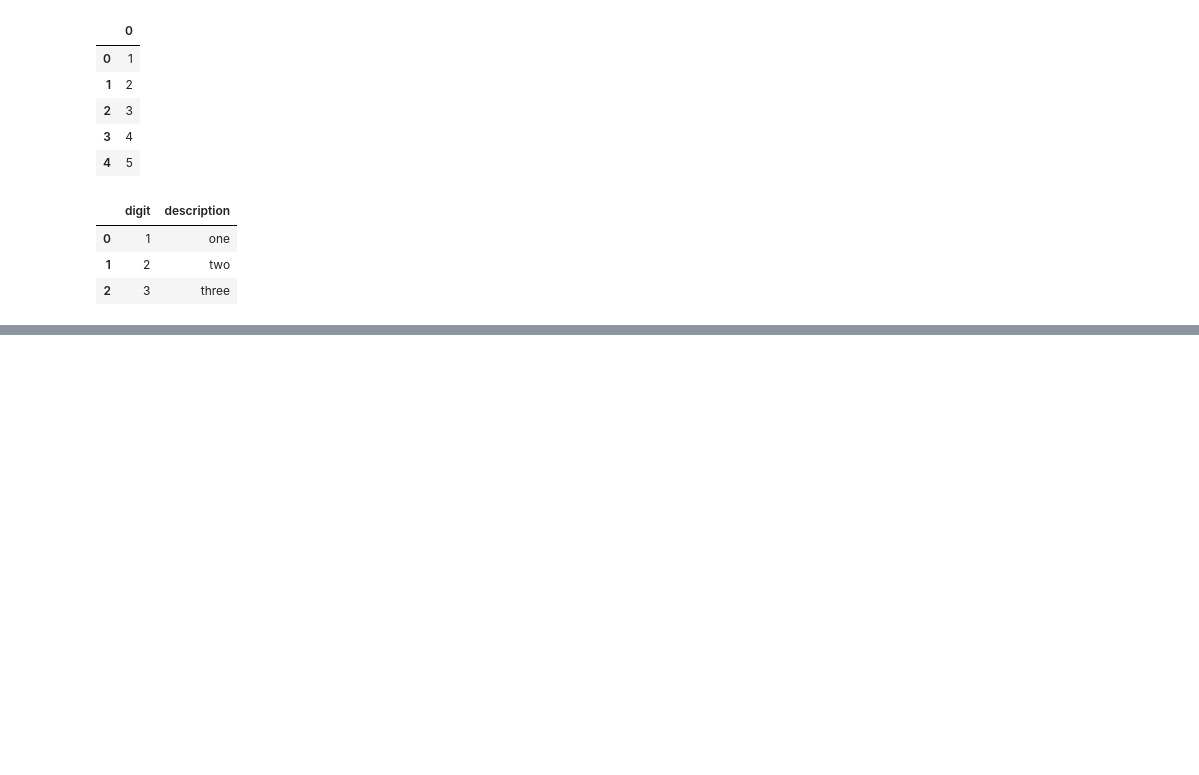
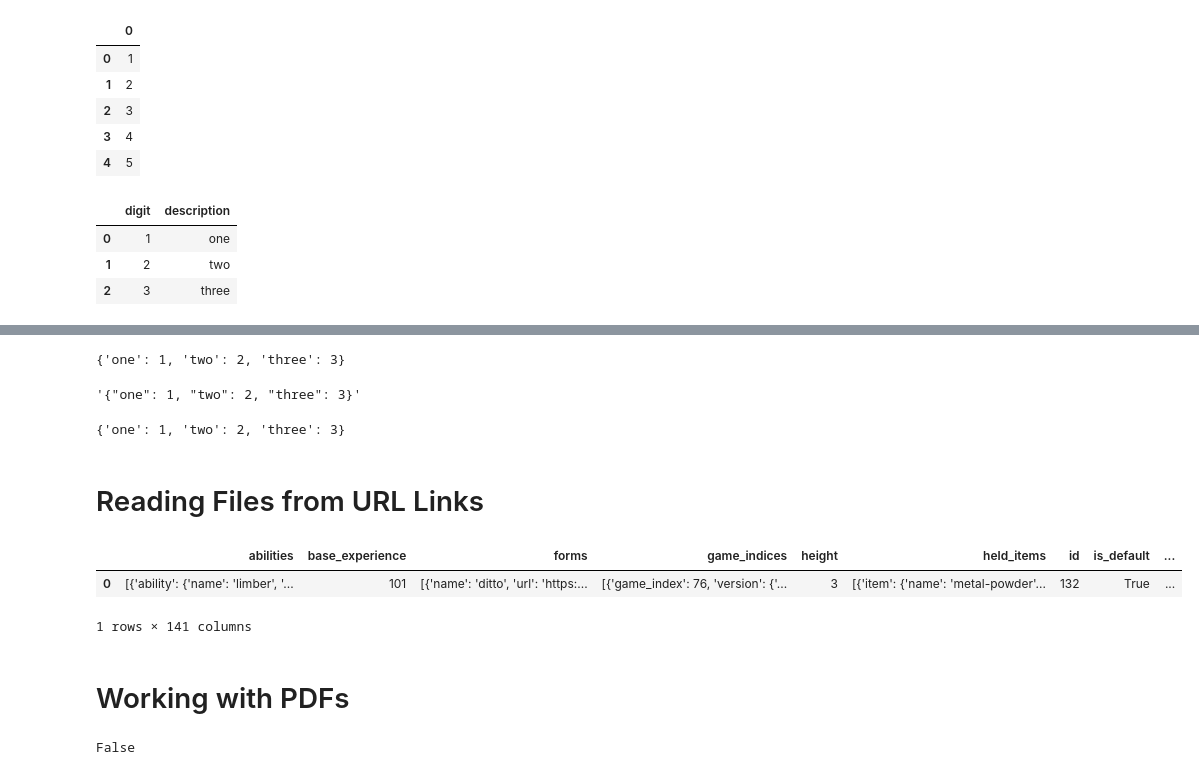
Before and after one commit to CRSpradlin/natural-language-processing-course, a Jupyter notebook: NLP Course Work/5. Working with Files/Working_with_Files.ipynb, the cells around one changed output, grey strips where cells are left out. Drawn from its saved outputs; the diff is of its cells as text; code cells hidden in the pictures; blank space fills up the shorter version.

```diff
--- a/NLP Course Work/5. Working with Files/Working_with_Files.ipynb
+++ b/NLP Course Work/5. Working with Files/Working_with_Files.ipynb
@@ -161,0 +227,9 @@ pd.read_csv('data/digit.csv')
+# %%
+# Load(), Loads(), dump(), dumps()
+json.loads(json.dumps(data))
+# %% [output]
+{'one': 1, 'two': 2, 'three': 3}
+# %%
+json.dumps(data)
+# %% [output]
+'{"one": 1, "two": 2, "three": 3}'
@@ -161,0 +238,16 @@ pd.read_csv('data/digit.csv')
+# %%
+json.load(open('data/data.json', 'r'))
+# %% [output]
+{'one': 1, 'two': 2, 'three': 3}
+# %% [markdown]
+# Reading Files from URL Links
+# %%
+# https://pokeapi.co/api/v2/pokemon/ditto
+import requests
+pd.json_normalize(requests.get('https://pokeapi.co/api/v2/pokemon/ditto').json())
+# %% [output]
+|  | abilities | base_experience | forms | game_indices | height | held_items | id | is_default | ... |
+| 0 | [{'ability': {'name': 'limber', '... | 101 | [{'name': 'ditto', 'url': 'https:... | [{'game_index': 76, 'version': {'... | 3 | [{'item': {'name': 'metal-powder'... | 132 | True | ... |
+1 rows × 141 columns
+# %% [markdown]
+# Working with PDFs
@@ -161,0 +259,4 @@ pd.read_csv('data/digit.csv')
+# %%
+reader.is_encrypted
+# %% [output]
+False
```
Also changed, not shown: parts of 26 cells of this notebook.
